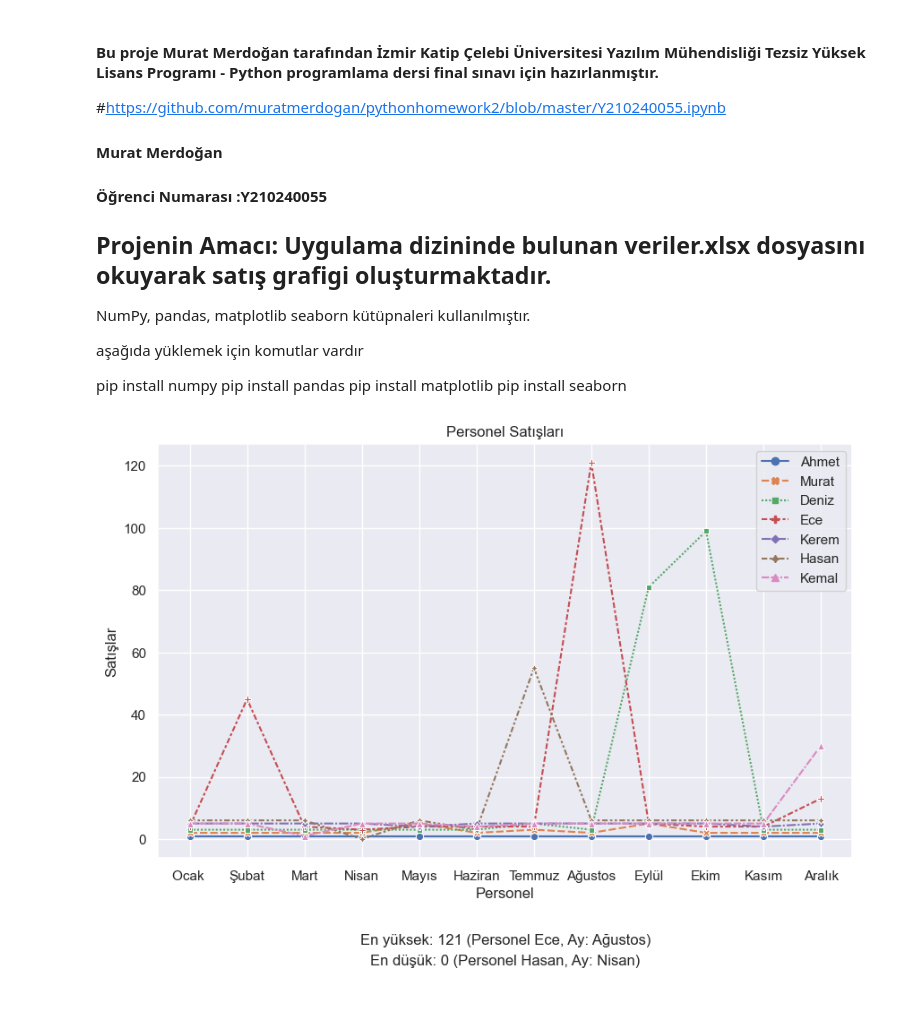
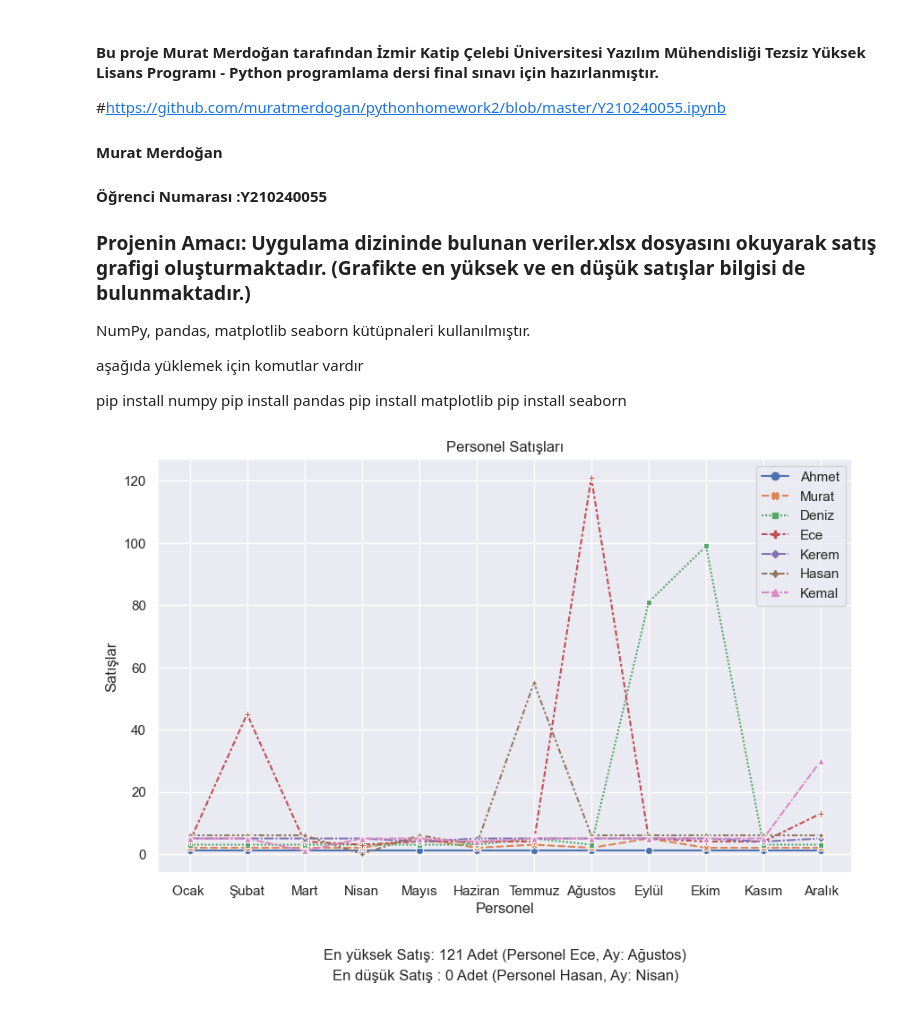
Before and after one commit to muratmerdogan/pythonhomework2, a Jupyter notebook: Y210240055.ipynb, the cells around one changed output. Saved outputs shown, nothing was run; the diff lists cells and outputs as text; code cells hidden in the pictures.

```diff
--- a/Y210240055.ipynb
+++ b/Y210240055.ipynb
@@ -6,7 +6,7 @@
 ####  Murat Merdoğan
 ####  Öğrenci Numarası :Y210240055
 
-## Projenin Amacı:  Uygulama dizininde bulunan veriler.xlsx dosyasını okuyarak satış grafigi oluşturmaktadır.
+### Projenin Amacı:  Uygulama dizininde bulunan veriler.xlsx dosyasını okuyarak satış grafigi oluşturmaktadır.  (Grafikte en yüksek ve en düşük satışlar bilgisi de bulunmaktadır.)
 
 
 
@@ -56,28 +56,28 @@ dusukay, dusukpersonel = df.index[en_dusuk_indeks[0]], df.columns[en_dusuk_indek
 # %%
 
 
 
 # Çizgi grafiğini çizelim
 plt.figure(figsize=(10, 6))
 sns.lineplot(data=df, markers=True)
 
 # Eksen etiketlerini ve başlığı ekleyelim
 plt.xlabel('Personel')
 plt.ylabel('Satışlar')
 plt.title('Personel Satışları')
 
 
 # En yüksek değeri metin olarak grafiğin altına ekleyelim
-plt.text(0.5, -0.2, f"En yüksek: {en_yuksek_deger} (Personel {personel}, Ay: {ay})",
+plt.text(0.5, -0.2, f"En yüksek Satış: {en_yuksek_deger} Adet (Personel {personel}, Ay: {ay})",
          horizontalalignment='center', verticalalignment='center', fontsize=12, transform=plt.gca().transAxes)
 
 # En düşük değeri metin olarak grafiğin altına ekleyelim
-plt.text(0.5, -0.25, f"En düşük: {en_dusuk_deger} (Personel {dusukpersonel}, Ay: {dusukay})",
+plt.text(0.5, -0.25, f"En düşük Satış : {en_dusuk_deger} Adet (Personel {dusukpersonel}, Ay: {dusukay})",
          horizontalalignment='center', verticalalignment='center', fontsize=12, transform=plt.gca().transAxes)
 
 
 
 # grafiği gösterelim
 plt.show()
 # %% [output]
-[figure, old version]
+[figure, new version]
```
Also changed, not shown: parts of 1 cell of this notebook.
